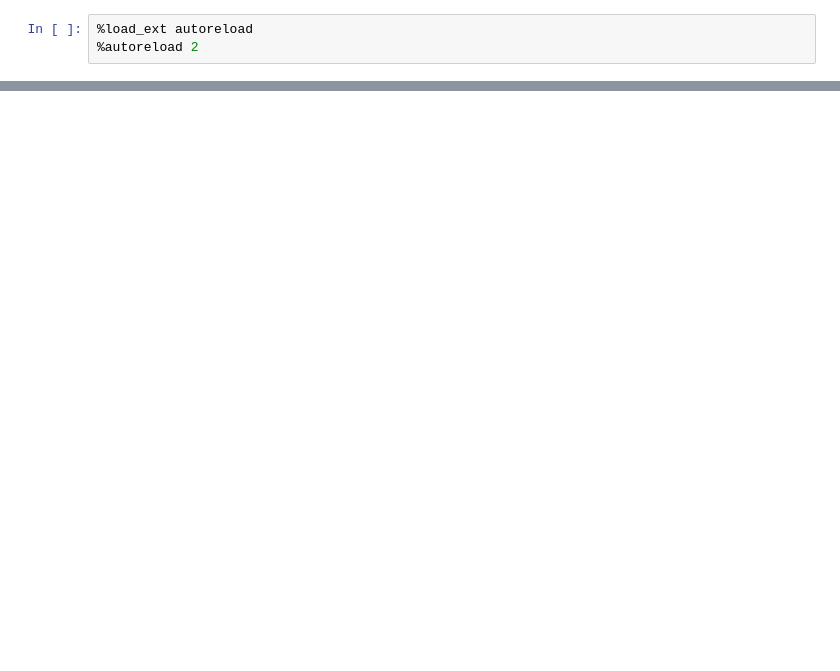
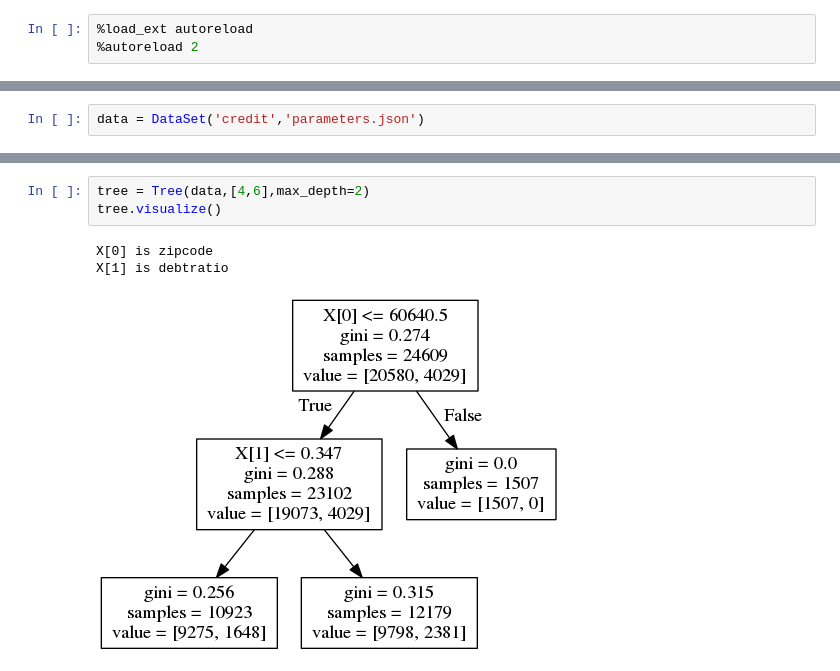
Before and after one commit to vidal-anguiano/Machine-Learning-for-Public-Policy, a Jupyter notebook: Assignment 2/Credit Data.ipynb, the cells around one changed output, grey strips where cells are left out. Saved outputs shown, nothing was run; the diff lists cells and outputs as text; blank space fills up the shorter version.

```diff
--- a/Assignment 2/Credit Data.ipynb
+++ b/Assignment 2/Credit Data.ipynb
@@ -16,0 +13,2 @@ data = mldb.q('select * from credit')
+# %%
+data = DataSet('credit','parameters.json')
@@ -16,0 +37,7 @@ data = mldb.q('select * from credit')
+# %%
+tree = Tree(data,[4,6],max_depth=2)
+tree.visualize()
+# %% [output]
+X[0] is zipcode
+X[1] is debtratio
+[figure, added]
```
Also changed, not shown: parts of 16 cells of this notebook, 19 other files.
